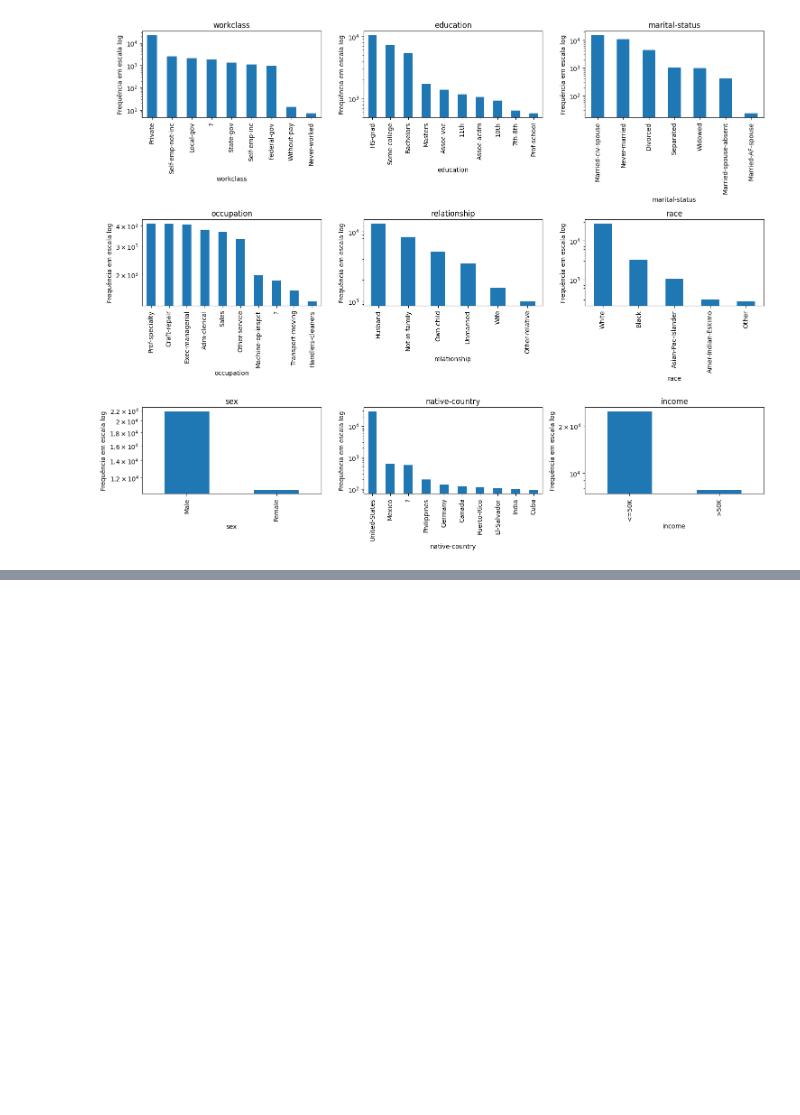
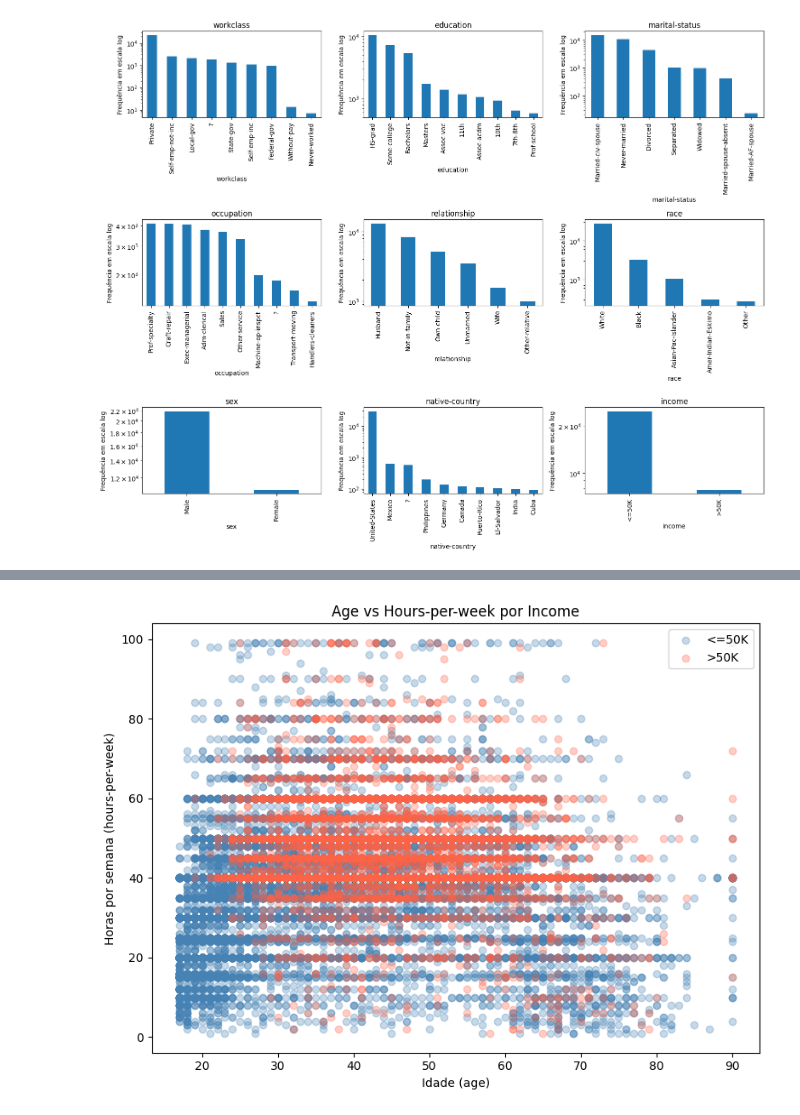
Before and after one commit to iranhonorato/APS-Machine-Learning, a Jupyter notebook: src/projeto_eda.ipynb, the cells around one changed output, grey strips where cells are left out. Saved outputs shown, nothing was run; the diff lists cells and outputs as text; code cells hidden in the pictures; blank space fills up the shorter version.

```diff
--- a/src/projeto_eda.ipynb
+++ b/src/projeto_eda.ipynb
@@ -262,0 +277,15 @@ plt.show()
+# %%
+# Grafico de dispersão entre horas-per-week e age, colorido por income
+plt.figure(figsize=(8, 6))
+for classe, cor in [("<=50K", "steelblue"), (">50K", "tomato")]:
+    subset = df[df["income"] == classe]
+    plt.scatter(subset["age"], subset["hours-per-week"], label=classe, alpha=0.3, color=cor)
+
+plt.xlabel("Idade (age)")
+plt.ylabel("Horas por semana (hours-per-week)")
+plt.title("Age vs Hours-per-week por Income")
+plt.legend()
+plt.tight_layout()
+plt.show()
+# %% [output]
+[figure, added]
```
Also changed, not shown: parts of 5 cells of this notebook.
